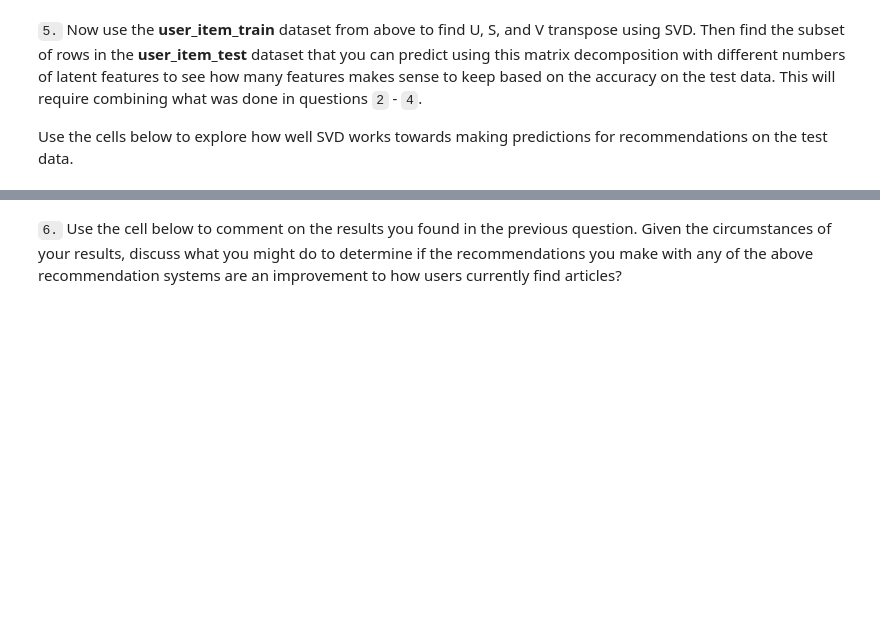
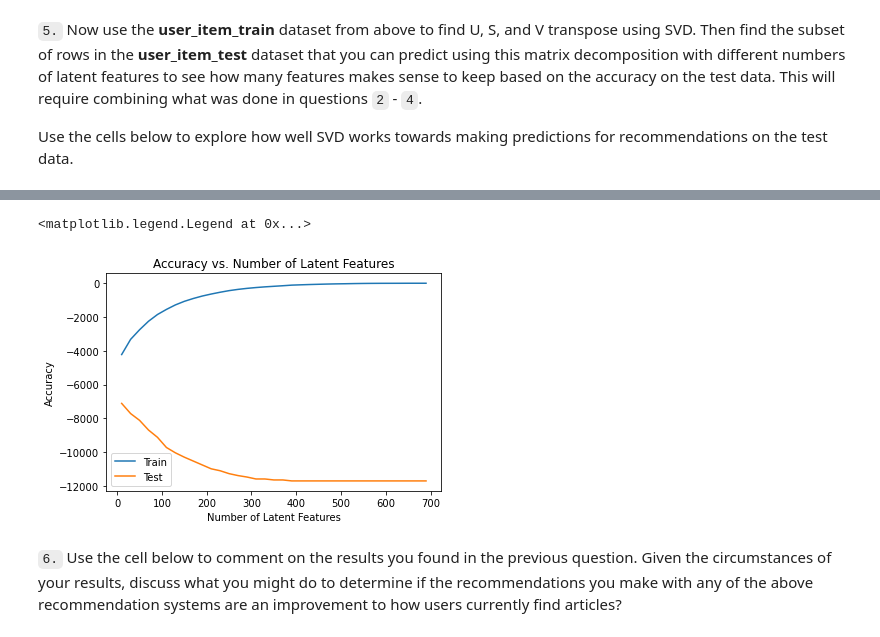
Before and after one commit to natashk/Udacity-DSND-Project3, a Jupyter notebook: Recommendations_with_IBM.ipynb, the cells around one changed output, grey strips where cells are left out. Drawn from its saved outputs; the diff is of its cells as text; code cells hidden in the pictures; blank space fills up the shorter version.

```diff
--- a/Recommendations_with_IBM.ipynb
+++ b/Recommendations_with_IBM.ipynb
@@ -1197,4 +1228,5 @@ t.sol_4_test(sol_4_dict)
 Use the cells below to explore how well SVD works towards making predictions for recommendations on the test data.
 # %%
 # fit SVD on the user_item_train matrix
-u_train, s_train, vt_train = # fit svd similar to above then use the cells below
+u_train, s_train, vt_train = np.linalg.svd(user_item_train)
+u_train.shape, s_train.shape, vt_train.shape
@@ -1201,3 +1240,6 @@ u_train, s_train, vt_train = # fit svd similar to above then use the cells below
 # %%
 # Use these cells to see how well you can use the training
 # decomposition to predict on test data
+
+user_item_test_sub = user_item_test.loc[user_item_train[user_item_train.index.isin(test_idx)].index,:]
+user_item_test_sub
@@ -1203,0 +1271,4 @@ u_train, s_train, vt_train = # fit svd similar to above then use the cells below
+# %%
+user_item_train_df = user_item_train.reset_index()
+common_user_inx = user_item_train_df.index[user_item_train_df['user_id'].isin(test_idx)]
+common_user_inx
@@ -1203,0 +1279,3 @@ u_train, s_train, vt_train = # fit svd similar to above then use the cells below
+# %%
+common_art_inx = [user_item_train.columns.get_loc(col) for col in user_item_train.columns if col in test_arts]
+common_art_inx
@@ -1204,3 +1300,44 @@ u_train, s_train, vt_train = # fit svd similar to above then use the cells below
+# %%
+def calc_error(user_item_matrix, s_new,u_new,vt_new):
+    # take dot product
+    user_item_est = np.around(np.dot(np.dot(u_new, s_new), vt_new))
+
+    # compute error for each prediction to actual value
+    diffs = np.subtract(user_item_matrix, user_item_est)
+
+    # total errors and keep track of them
+    err = np.sum(np.sum(np.abs(diffs)))
+
+    return err
+
+
+num_latent_feats = np.arange(10,700+10,20)
+sum_errs_train = []
+sum_errs_test_sub = []
+
+for k in num_latent_feats:
+    # restructure with k latent features
+    s_train_new, u_train_new, vt_train_new = np.diag(s_train[:k]), u_train[:, :k], vt_train[:k, :]
+
+    u_test_sub_new = u_train_new[common_user_inx,:]
+    vt_test_sub_new = vt_train_new[:,common_art_inx]
+
+    err_train = calc_error(user_item_train, s_train_new, u_train_new, vt_train_new)
+    sum_errs_train.append(err_train)
+
+    err_test_sub = calc_error(user_item_test_sub, s_train_new, u_test_sub_new, vt_test_sub_new)
+    sum_errs_test_sub.append(err_test_sub)
+
+
+plt.plot(num_latent_feats, 1 - np.array(sum_errs_train)/user_item_train.shape[0]*user_item_train.shape[1], label='Train');
+plt.plot(num_latent_feats, 1 - np.array(sum_errs_test_sub)/user_item_test_sub.shape[0]*user_item_test_sub.shape[1], label='Test');
+plt.xlabel('Number of Latent Features');
+plt.ylabel('Accuracy');
+plt.title('Accuracy vs. Number of Latent Features');
+plt.legend();
+# %% [output]
+<matplotlib.legend.Legend at 0x...>
+[figure, added]
 # %% [markdown]
 `6.` Use the cell below to comment on the results you found in the previous question. Given the circumstances of your results, discuss what you might do to determine if the recommendations you make with any of the above recommendation systems are an improvement to how users currently find articles?
 # %% [markdown]
```
Also changed, not shown: parts of 14 cells of this notebook.
